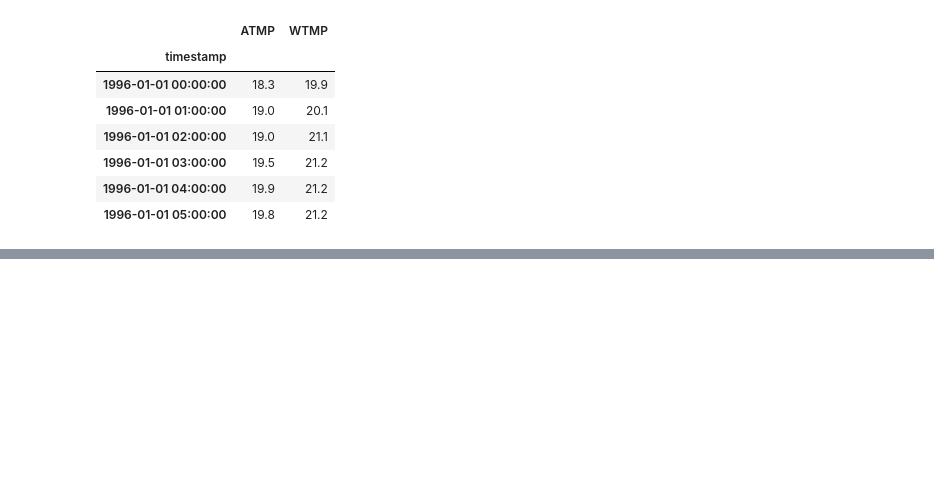
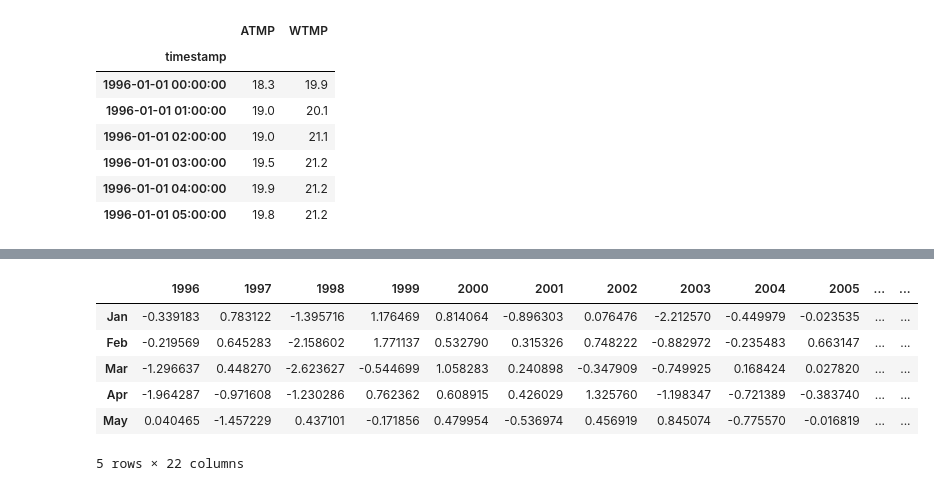
Before and after one commit to jxfischer/buoy-data-analysis, a Jupyter notebook: code/Monthly Analysis.ipynb, the cells around one changed output, grey strips where cells are left out. Saved outputs shown, nothing was run; the diff lists cells and outputs as text; code cells hidden in the pictures; blank space fills up the shorter version.

```diff
--- a/code/Monthly Analysis.ipynb
+++ b/code/Monthly Analysis.ipynb
@@ -64,0 +47,11 @@ plt.savefig('../results/42040-watertemp-anomly.pdf')
+# %%
+all_months_water = compute_anomalies(monthly, 'WTMP')
+all_months_water.head()
+# %% [output]
+|  | 1996 | 1997 | 1998 | 1999 | 2000 | 2001 | 2002 | 2003 | 2004 | 2005 | ... | ... |
+| Jan | -0.339183 | 0.783122 | -1.395716 | 1.176469 | 0.814064 | -0.896303 | 0.076476 | -2.212570 | -0.449979 | -0.023535 | ... | ... |
+| Feb | -0.219569 | 0.645283 | -2.158602 | 1.771137 | 0.532790 | 0.315326 | 0.748222 | -0.882972 | -0.235483 | 0.663147 | ... | ... |
+| Mar | -1.296637 | 0.448270 | -2.623627 | -0.544699 | 1.058283 | 0.240898 | -0.347909 | -0.749925 | 0.168424 | 0.027820 | ... | ... |
+| Apr | -1.964287 | -0.971608 | -1.230286 | 0.762362 | 0.608915 | 0.426029 | 1.325760 | -1.198347 | -0.721389 | -0.383740 | ... | ... |
+| May | 0.040465 | -1.457229 | 0.437101 | -0.171856 | 0.479954 | -0.536974 | 0.456919 | 0.845074 | -0.775570 | -0.016819 | ... | ... |
+5 rows × 22 columns
```
Also changed, not shown: parts of 9 cells of this notebook, 3 other files.
